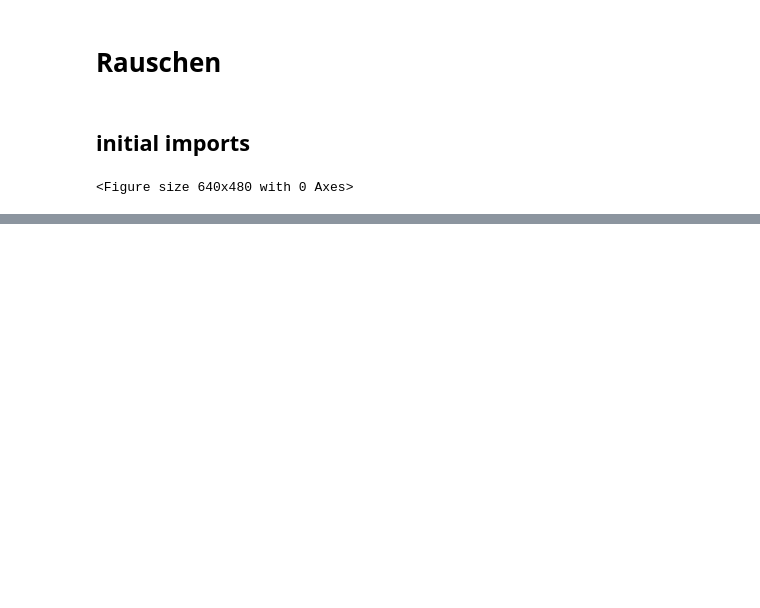
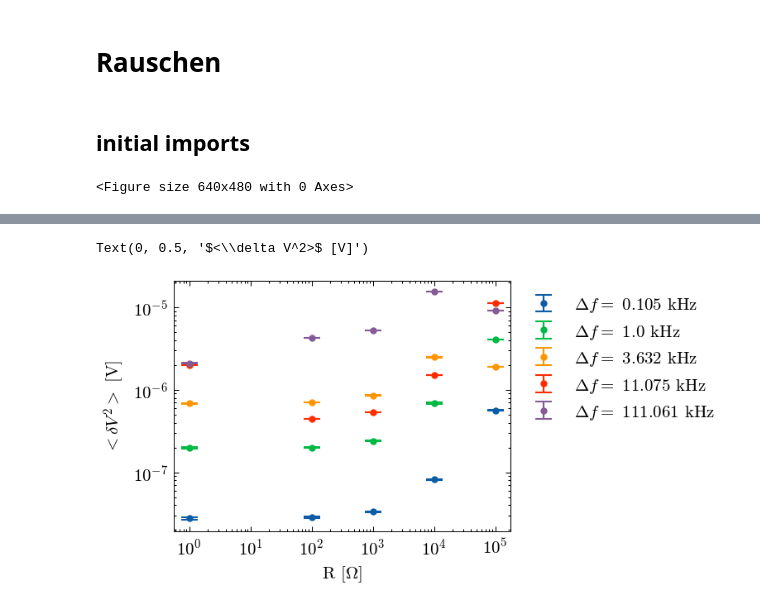
Before and after one commit to emhl/FP2, a Jupyter notebook: rauschen.ipynb, the cells around one changed output, grey strips where cells are left out. Cells and saved outputs as stored; diff of their text form; code cells hidden in the pictures; blank space fills up the shorter version.

Commit message:
add rauschen data

```diff
--- a/rauschen.ipynb
+++ b/rauschen.ipynb
@@ -36,0 +39,3 @@ os.makedirs(outdir, exist_ok=True)
+# %%
+dat1 = pd.read_csv(datadir+'Rauschen - 1 - Johnson R,df.tsv',delimiter='\t',decimal=',')
+dat1
@@ -36,0 +60,24 @@ os.makedirs(outdir, exist_ok=True)
+# %%
+def nyquist(R,T,df):
+    return 4*con.k*T*R*df
+def kb(R,T,df,v2):
+    return v2/(4*R*T*df)
+def dv2n(v, g1, g2, ):
+    return v*1e-3 * 10 / (g1*g2)
+# %%
+# over R
+plt.figure()
+for i in range(5):
+    dat = dat1[i::5]
+    v = ua(dat['V mV'],dat[f'uV'])
+    y = dv2n(v, 600, dat['g2'])
+    df = dat['df kHz'].mean()*1e-3
+    plt.errorbar(dat['R Ohm'],nv(y),yerr=sd(y),fmt='.',label=f'$\Delta f=$ {round(df,3)} kHz')
+plt.legend(loc='upper left', bbox_to_anchor=(1, 1))
+plt.xscale('log')
+plt.yscale('log')
+plt.xlabel('R [$\Omega$]')
+plt.ylabel('$<\delta V^2>$ [V]')
+# %% [output]
+Text(0, 0.5, '$<\\delta V^2>$ [V]')
+[figure, added]
```
Also changed, not shown: parts of 11 cells of this notebook, 3 other files.
